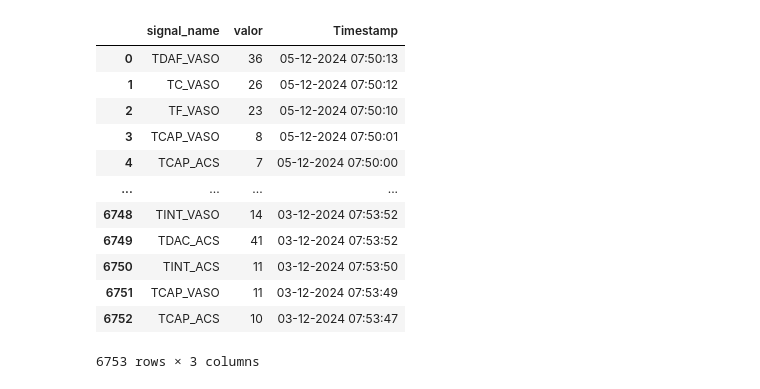
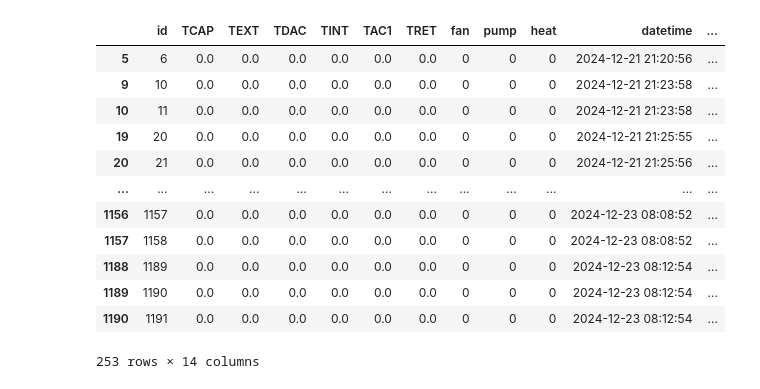
Before and after one commit to faprieto96/streamlit_iaxxon, a Jupyter notebook: test_sql.ipynb, the cells around one changed output. Saved outputs shown, nothing was run; the diff lists cells and outputs as text; code cells hidden in the pictures.

```diff
--- a/test_sql.ipynb
+++ b/test_sql.ipynb
@@ -42,26 +42,27 @@ var_time_resolution = calculo_horas('2 días')
 db_url = 'mysql+mysqlconnector://admin_sos:ADM_sos*01@185.47.245.164/sosein_automatization'
 engine = create_engine(db_url)
 
-query1 = """SELECT signal_name, valor, `Timestamp`
-FROM sosein_automatization.datos_sensores_azure
-where (STR_TO_DATE(`Timestamp`, '%d-%m-%Y %H:%i:%s')> NOW() - INTERVAL var_time_resolution MINUTE) and signal_name IN ('TCAP_VASO', 'TCAP_ACS', 'TC_VASO', 'TF_VASO', 'TPLACAS_SALIDA', 'TDAC_VASO', 'TDS_ACS', 'TDE_ACS', 'TDAF_ACS', 'TDAC_ACS', 'TINT_VASO', 'TINT_ACS', 'TDAF_VASO')
-order by `Timestamp` DESC;"""
-query1 = query1.replace('var_time_resolution', str(var_time_resolution))
+query1 = """select * from sosein_automatization.sensor_data_iaxxon"""
 
 df = pd.read_sql(query1, engine)
-# %%
-df
-# %% [output]
-|  | signal_name | valor | Timestamp |
-| 0 | TDAF_VASO | 36 | 05-12-2024 07:50:13 |
-| 1 | TC_VASO | 26 | 05-12-2024 07:50:12 |
-| 2 | TF_VASO | 23 | 05-12-2024 07:50:10 |
-| 3 | TCAP_VASO | 8 | 05-12-2024 07:50:01 |
-| 4 | TCAP_ACS | 7 | 05-12-2024 07:50:00 |
-| ... | ... | ... | ... |
-| 6748 | TINT_VASO | 14 | 03-12-2024 07:53:52 |
-| 6749 | TDAC_ACS | 41 | 03-12-2024 07:53:52 |
-| 6750 | TINT_ACS | 11 | 03-12-2024 07:53:50 |
-| 6751 | TCAP_VASO | 11 | 03-12-2024 07:53:49 |
-| 6752 | TCAP_ACS | 10 | 03-12-2024 07:53:47 |
-6753 rows × 3 columns
+# %%
+
+df.fillna(0, inplace=True)
+# %%
+df['suma'] = df['TCAP']+ df['TEXT']+df['TDAC']+df['TINT']+df['TAC1']+df['TRET']+df['TDAF']
+# %%
+df[df['suma']==0]
+# %% [output]
+|  | id | TCAP | TEXT | TDAC | TINT | TAC1 | TRET | fan | pump | heat | datetime | ... |
+| 5 | 6 | 0.0 | 0.0 | 0.0 | 0.0 | 0.0 | 0.0 | 0 | 0 | 0 | 2024-12-21 21:20:56 | ... |
+| 9 | 10 | 0.0 | 0.0 | 0.0 | 0.0 | 0.0 | 0.0 | 0 | 0 | 0 | 2024-12-21 21:23:58 | ... |
+| 10 | 11 | 0.0 | 0.0 | 0.0 | 0.0 | 0.0 | 0.0 | 0 | 0 | 0 | 2024-12-21 21:23:58 | ... |
+| 19 | 20 | 0.0 | 0.0 | 0.0 | 0.0 | 0.0 | 0.0 | 0 | 0 | 0 | 2024-12-21 21:25:55 | ... |
+| 20 | 21 | 0.0 | 0.0 | 0.0 | 0.0 | 0.0 | 0.0 | 0 | 0 | 0 | 2024-12-21 21:25:56 | ... |
+| ... | ... | ... | ... | ... | ... | ... | ... | ... | ... | ... | ... | ... |
+| 1156 | 1157 | 0.0 | 0.0 | 0.0 | 0.0 | 0.0 | 0.0 | 0 | 0 | 0 | 2024-12-23 08:08:52 | ... |
+| 1157 | 1158 | 0.0 | 0.0 | 0.0 | 0.0 | 0.0 | 0.0 | 0 | 0 | 0 | 2024-12-23 08:08:52 | ... |
+| 1188 | 1189 | 0.0 | 0.0 | 0.0 | 0.0 | 0.0 | 0.0 | 0 | 0 | 0 | 2024-12-23 08:12:54 | ... |
+| 1189 | 1190 | 0.0 | 0.0 | 0.0 | 0.0 | 0.0 | 0.0 | 0 | 0 | 0 | 2024-12-23 08:12:54 | ... |
+| 1190 | 1191 | 0.0 | 0.0 | 0.0 | 0.0 | 0.0 | 0.0 | 0 | 0 | 0 | 2024-12-23 08:12:54 | ... |
+253 rows × 14 columns
```
Also changed, not shown: parts of 2 cells of this notebook, 34 other files.
